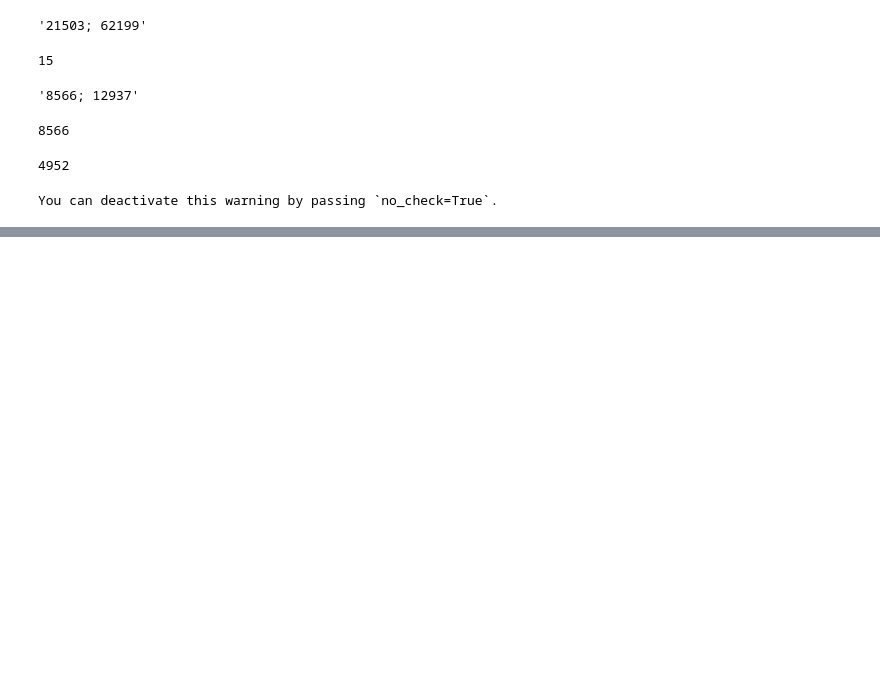
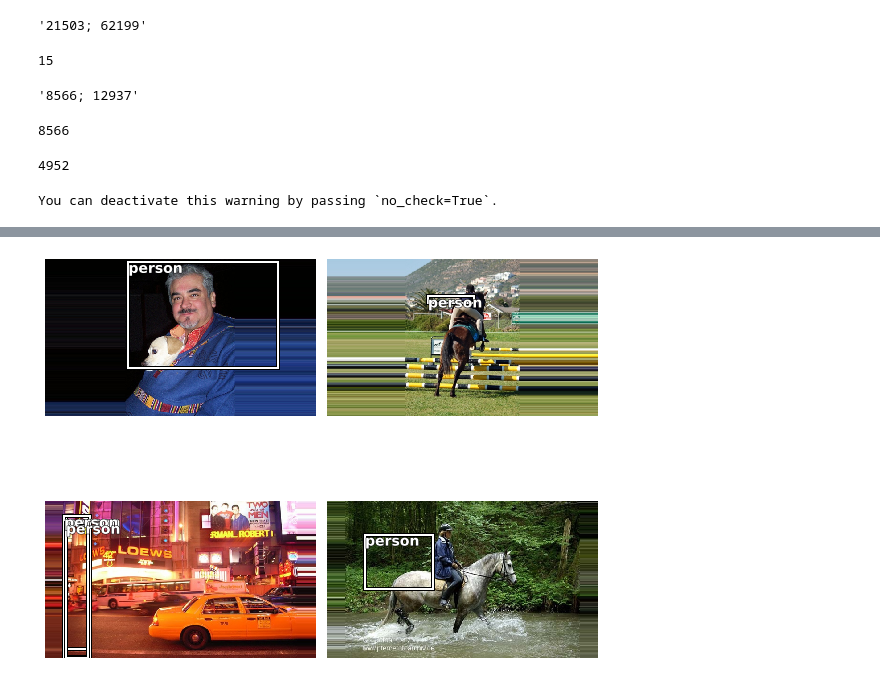
Before and after one commit to Mersive-Technologies/yolov3, a Jupyter notebook: fastai.ipynb, the cells around one changed output, grey strips where cells are left out. Saved outputs shown, nothing was run; the diff lists cells and outputs as text; code cells hidden in the pictures; blank space fills up the shorter version.

Commit message:
Can display data, BBs are not right

```diff
--- a/fastai.ipynb
+++ b/fastai.ipynb
@@ -89,10 +89,10 @@ def get_y_func(path):
 data = (lst
         .split_by_valid_func(lambda it: it in valid)
         .label_from_func(get_y_func)
-        .transform(get_transforms(), tfm_y=True)
+        .transform(get_transforms(), tfm_y=True, size=(352, 608),resize_method=ResizeMethod.PAD,padding_mode = 'border')
         .databunch(bs=16, collate_fn=bb_pad_collate))
 # %% [output]
 You can deactivate this warning by passing `no_check=True`.
 # %%
-data.show_batch(rows=2, ds_type=DatasetType.Valid, figsize=(6,6))
+data.show_batch(rows=2, ds_type=DatasetType.Valid, figsize=(8,8))
 # %% [output]
@@ -100,3 +100,4 @@ RuntimeError: invalid argument 0: Sizes of tensors must match except in dimensio
+[figure, added]
 # %%
 device = 'cpu'
 arc = 'default'
```
Also changed, not shown: parts of 3 cells of this notebook, 1 other file.
